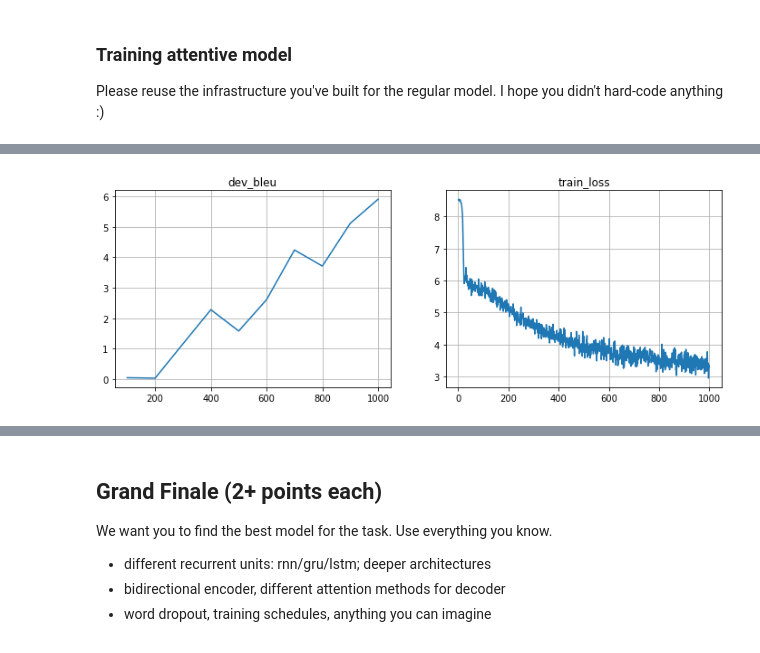
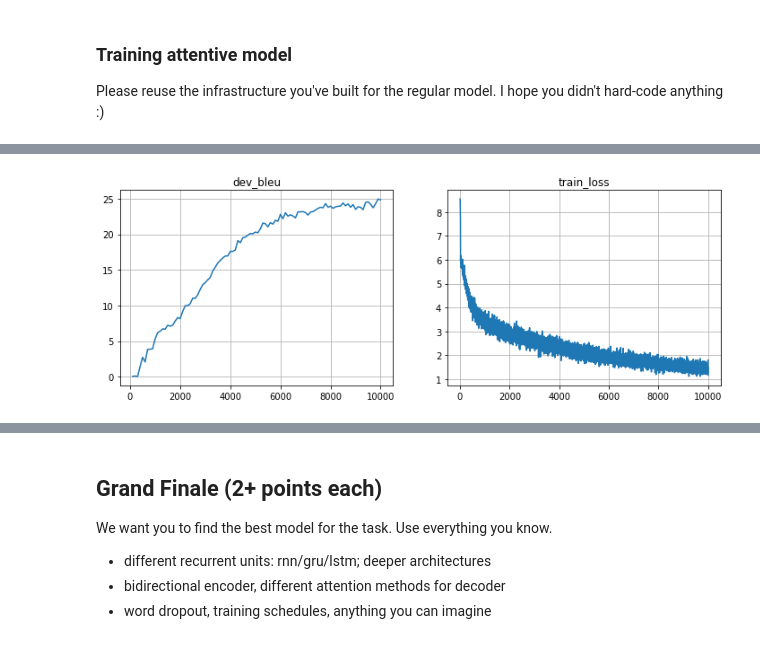
Before and after one commit to svl96/nlp_course, a Jupyter notebook: week04_seq2seq/practice_and_homework.ipynb, the cells around one changed output, grey strips where cells are left out. Saved outputs shown, nothing was run; the diff lists cells and outputs as text; code cells hidden in the pictures.

```diff
--- a/week04_seq2seq/practice_and_homework.ipynb
+++ b/week04_seq2seq/practice_and_homework.ipynb
@@ -376,5 +333,9 @@ iterations = 9000
+# %%
+metrics = {'train_loss': [], 'dev_bleu': [] }
+batch_size = 100
+iterations = 10000
 # %%
-def train_loop(batch_size, iterations, metrics, opt):
+def train_loop(model, batch_size, iterations, metrics, opt):
     for _ in trange(iterations):
         step = len(metrics['train_loss']) + 1
         batch_ix = np.random.randint(len(train_inp), size=batch_size)
@@ -406,4 +367,4 @@ def train_loop(batch_size, iterations, metrics, opt):
 
 # Note: it's okay if bleu oscillates up and down as long as it gets better on average over long term (e.g. 5k batches)
 # %%
-# train_loop(batch_size, iterations, metrics, opt)
+train_loop(model, batch_size, iterations, metrics, opt)
@@ -703,4 +631,8 @@ iterations_attn = 1000
+# %%
+metrics_attn = {'train_loss': [], 'dev_bleu': [] }
+batch_size_attn = 64
+iterations_attn = 10000
 # %%
-train_loop(batch_size_attn, iterations_attn, metrics_attn, opt)
+train_loop(model_attn, batch_size_attn, iterations_attn, metrics_attn, opt)
 # %% [output]
-[figure, old version]
+[figure, new version]
```
Also changed, not shown: parts of 26 cells of this notebook, 2 other files.
